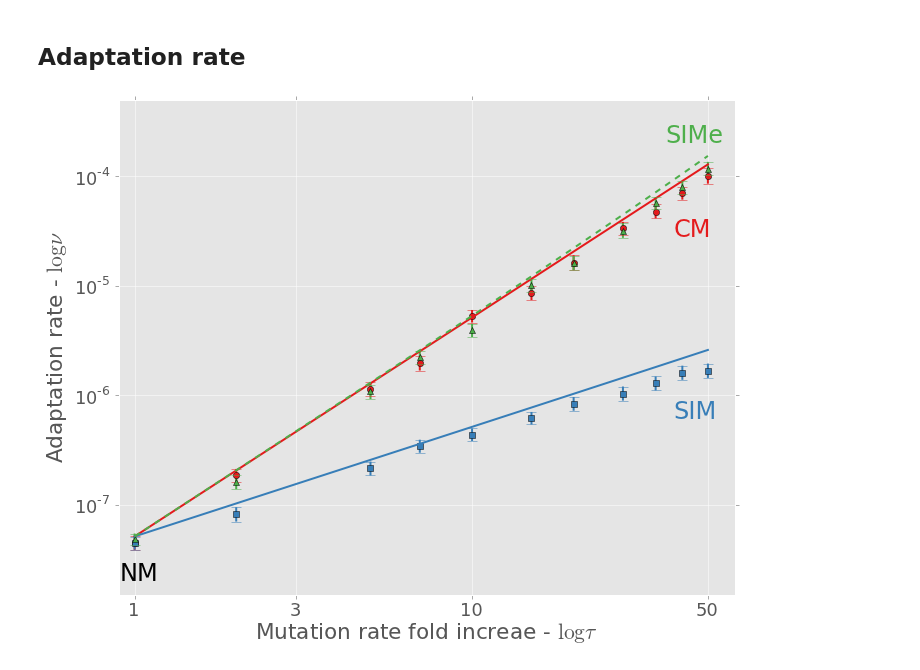
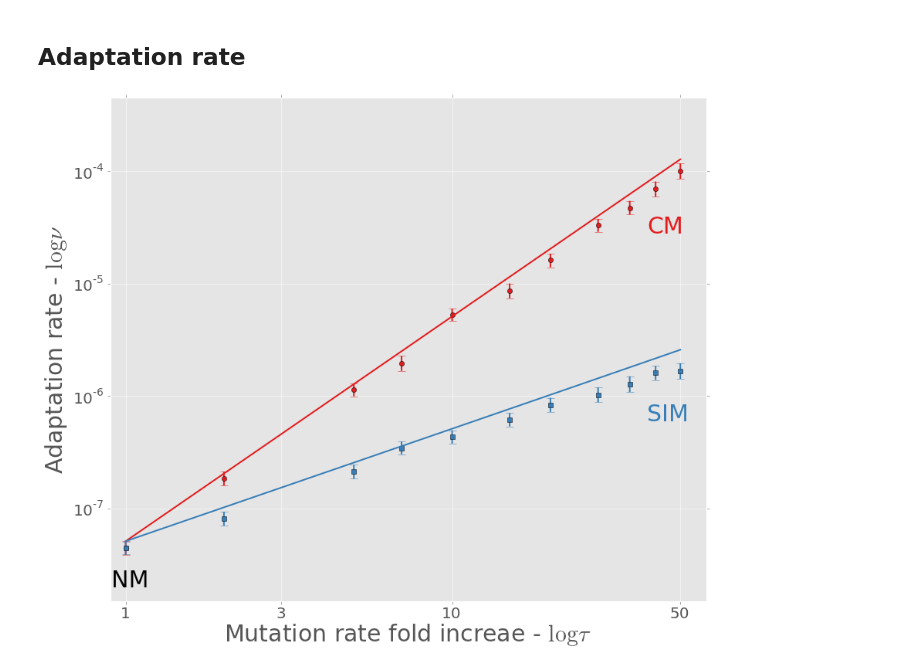
Before and after one commit to yoavram/ruggedsim, a Jupyter notebook: manuscript/simulation2.ipynb, the cells around one changed output. Cells and saved outputs as stored; diff of their text form; code cells hidden in the pictures.

```diff
--- a/manuscript/simulation2.ipynb
+++ b/manuscript/simulation2.ipynb
@@ -19,9 +19,10 @@ font = {'family' : 'sans-serif',
     }
 matplotlib.rc('font', **font)
 matplotlib.rc('legend',**{'fontsize':24})
-rcParams['figure.figsize'] = 10,8
-annotate_fontize = 16
-line_label_fontsize= 24
+rcParams['figure.figsize'] = 12,10
+rcParams['figure.dpi'] = 300
+annotate_fontize = 20
+line_label_fontsize= 30
 # %%
 T = 10 # tau
 s = 0.05 # s = 0.01 # Kibota and Lynch 1996
@@ -309,6 +310,8 @@ def f(group):
        'nu_ci_high' : estimate_nu_ci_high(group.app_time, group.fix)})
 applied = grouped.apply(f).reset_index()
 # %%
+PLOT_SIM_E = False
+
 adaptation_rate_cm = lambda T,U,u,s,H: 4*N*H*(u**2)*(T**2)
 adaptation_rate_sim = lambda T,U,u,s,H: 4*N*H*(u**2)*2*T/(2-T*U)
 adaptation_rate_sim_e = lambda T,U,u,s,H: 4*N*H*(u**2)*(T**2)*(1 + U*(T-1)/(s*H))
@@ -316,39 +319,43 @@ adaptation_rate_sim_e = lambda T,U,u,s,H: 4*N*H*(u**2)*(T**2)*(1 + U*(T-1)/(s*H)
 series10 = applied[applied.pi==10]
 series1 = applied[applied.pi==1]
 series101 = applied[applied.pi==1.01]
 
-fig = figure(figsize=(10,8), dpi=100)
+fig = figure()
 ax = fig.add_subplot(111)
 
 ax.errorbar(series10.tau,  series10.nu,  yerr=[series10.nu - series10.nu_ci_low, series10.nu_ci_high - series10.nu],
               label="CM", color=red, fmt='o', capsize=5, elinewidth=2)
 ax.plot(taus, [adaptation_rate_cm(TT,U,u,s,H) for TT in taus], '-', linewidth=2, color=red)
 ax.errorbar(series1.tau,   series1.nu,   yerr=[series1.nu - series1.nu_ci_low, series1.nu_ci_high - series1.nu],
               label="SIM", color=blue, fmt='s', capsize=5, elinewidth=2)
 ax.plot(taus, [adaptation_rate_sim(TT,U,u,s,H) for TT in taus], '-', linewidth=2, color=blue)
-ax.errorbar(series101.tau, series101.nu, yerr=[series101.nu - series101.nu_ci_low, series101.nu_ci_high - series101.nu],
+if PLOT_SIM_E:
+    ax.errorbar(series101.tau, series101.nu, yerr=[series101.nu - series101.nu_ci_low, series101.nu_ci_high - series101.nu],
               label="SIMe", color=green, fmt='^', capsize=5, elinewidth=2)
-ax.plot(taus, [adaptation_rate_sim_e(TT,U,u,s,H) for TT in taus], '--', linewidth=2, color=green)
+    ax.plot(taus, [adaptation_rate_sim_e(TT,U,u,s,H) for TT in taus], '--', linewidth=2, color=green)
 
 ax.text(0.92, 2e-8, "NM", color='k', fontsize=line_label_fontsize)
 ax.text(40, 2.8e-5, "CM", color=red, fontsize=line_label_fontsize)
 ax.text(40, 6e-7, "SIM", color=blue, fontsize=line_label_fontsize)
-ax.text(38, 2e-4, "SIMe", color=green, fontsize=line_label_fontsize)
+if PLOT_SIM_E:
+    ax.text(38, 2e-4, "SIMe", color=green, fontsize=line_label_fontsize)
 
-ax.set_ylim((1.5e-8,5e-4))
+ax.set_ylim((1.5e-8,4.5e-4))
 ax.set_xlim((0.9,60))
 
 ax.set_yscale("log")
 ax.set_xscale("log")
 ax.minorticks_off()
 
 ax.set_xticks([1,3,10,50])
 ax.set_xticklabels([1,3,10,50])
 
-ax.set_ylabel(r"Adaptation rate - $\log{\nu}$")
-ax.set_xlabel(r"Mutation rate fold increae - $\log{\tau}$")
+ax.set_ylabel(r"Adaptation rate - $\log{\nu}$", fontsize=line_label_fontsize)
+ax.set_xlabel(r"Mutation rate fold increae - $\log{\tau}$", fontsize=line_label_fontsize)
 
+plt.setp(ax.get_xticklabels(), fontsize=annotate_fontize)
+plt.setp(ax.get_yticklabels(), fontsize=annotate_fontize)
 fig.tight_layout()
 # %% [output]
-[figure, old version]
+[figure, new version]
 # %%
```
Also changed, not shown: parts of 1 cell of this notebook, 1 other file.
